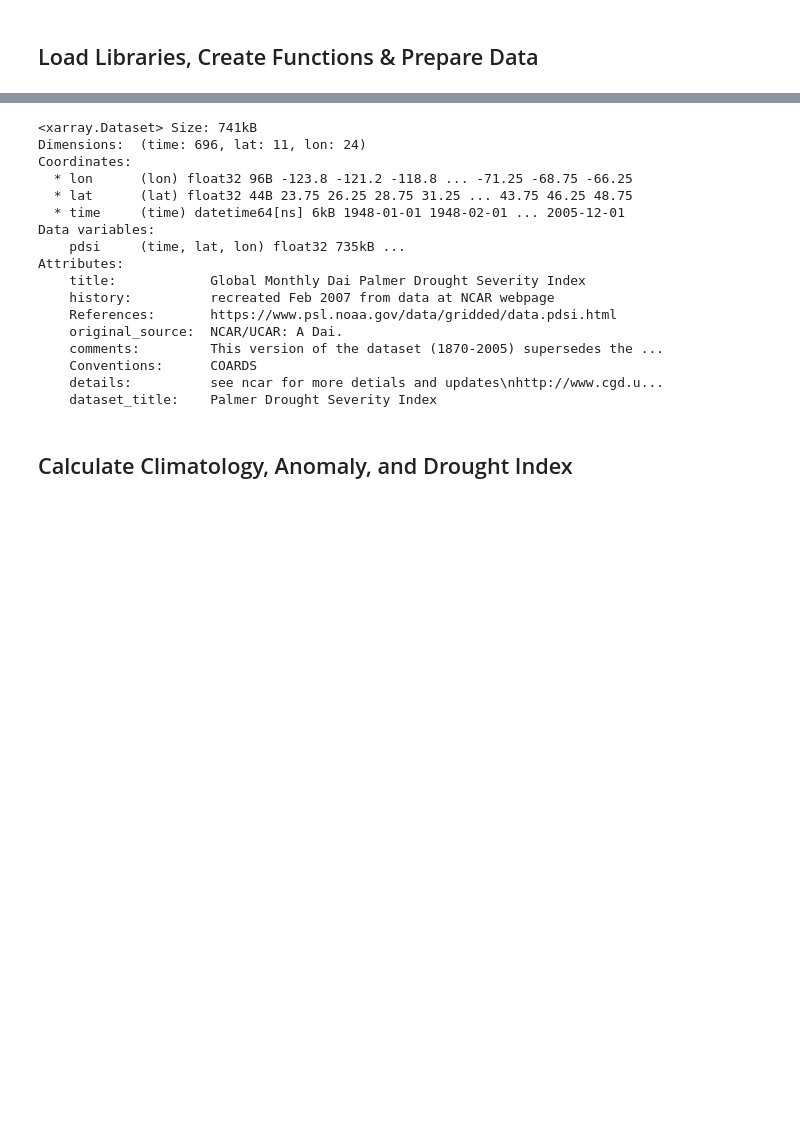
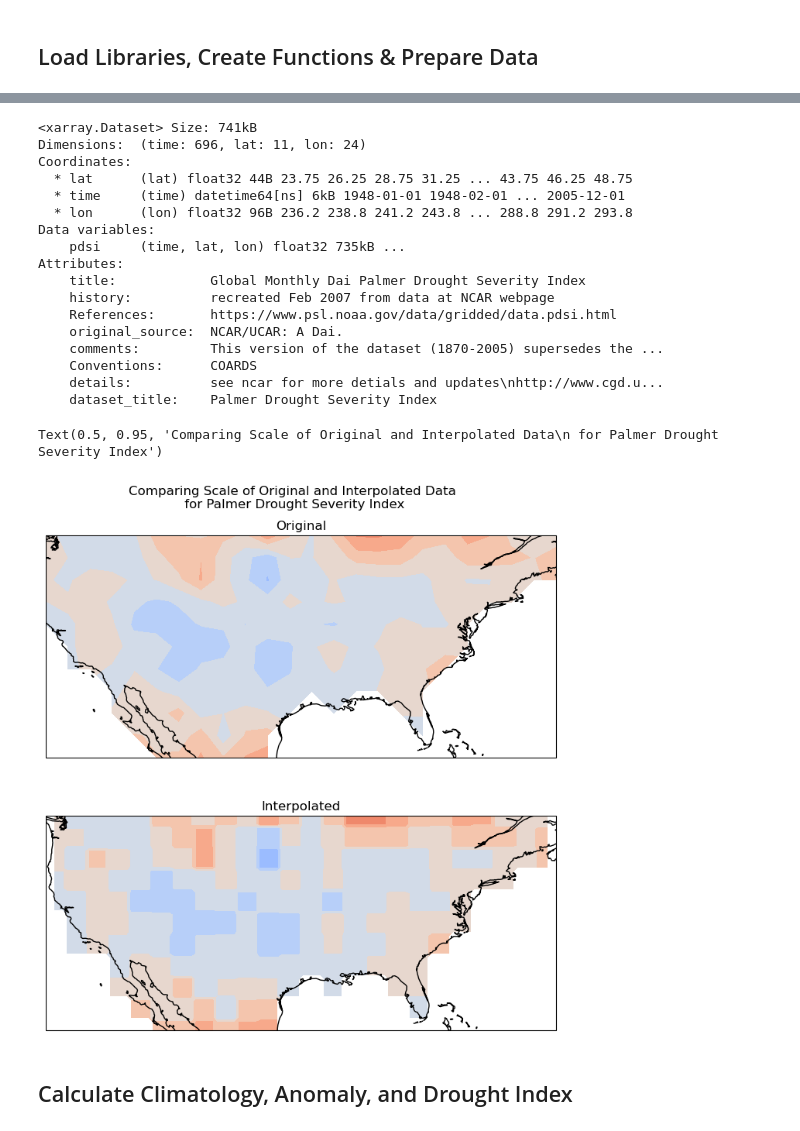
Before and after one commit to wapratt/Project, a Jupyter notebook: clim680_project.ipynb, the cells around one changed output, grey strips where cells are left out. Cells and saved outputs as stored; diff of their text form; code cells hidden in the pictures; blank space fills up the shorter version.

Commit message:
Update experiment with interpolation

```diff
--- a/clim680_project.ipynb
+++ b/clim680_project.ipynb
@@ -60,16 +61,15 @@ Attributes:
 # %%
 #Subset drought time to soil time, subset lat/lon to continental US
-ds_drought_time = ds_drought_load.sel(time=slice(ds_soil['time'][0],ds_soil['time'][-1]))
-#Need to interpolate to soil scale
-ds_drought = ds_drought_time.sel(lon=slice(-125,-65), lat=slice(23.75,48.75))
+ds_drought_time = ds_drought_shift_sort.sel(time=slice(ds_soil['time'][0],ds_soil['time'][-1]))
+ds_drought = ds_drought_time.sel(lon=slice(360-125,360-65), lat=slice(23.75,48.75))
 ds_drought
 # %% [output]
 <xarray.Dataset> Size: 741kB
 Dimensions:  (time: 696, lat: 11, lon: 24)
 Coordinates:
-  * lon      (lon) float32 96B -123.8 -121.2 -118.8 ... -71.25 -68.75 -66.25
   * lat      (lat) float32 44B 23.75 26.25 28.75 31.25 ... 43.75 46.25 48.75
   * time     (time) datetime64[ns] 6kB 1948-01-01 1948-02-01 ... 2005-12-01
+  * lon      (lon) float32 96B 236.2 238.8 241.2 243.8 ... 288.8 291.2 293.8
 Data variables:
     pdsi     (time, lat, lon) float32 735kB ...
 Attributes:
@@ -81,6 +81,48 @@ Attributes:
     Conventions:      COARDS
     details:          see ncar for more detials and updates\nhttp://www.cgd.u...
     dataset_title:    Palmer Drought Severity Index
+# %%
+#Experiment with interpolating
+ds_drought_anom_for_interp_mean = ds_drought.mean(dim=['time'])
+ds_drought_anom_for_interp = ds_drought_anom_for_interp_mean.rename({'pdsi':'soilw'})
+ds_soil_clim_for_interp = ds_soil.mean(dim='time')
+#Chose nearest method because it most approximates the coastlines
+drought_interp = ds_drought_anom_for_interp.interp_like(ds_soil_clim_for_interp, method = 'nearest').rename({'soilw':'pdsi'})
+
+comb_interp = [ds_drought_anom_for_interp_mean.pdsi, drought_interp.pdsi]
+
+
+#Create plot of original and interpolated scale maps for drought
+labels=['Original','Interpolated']
+clevs = np.arange(-3.0,3.1,0.5)
+
+# Define the figure and each axis for the 3 rows and 1 column
+fig, axs = plt.subplots(nrows=2,ncols=1,
+                        subplot_kw={'projection': ccrs.PlateCarree()},
+                        figsize=(8.5,8.5))
+
+# axs is a 2 dimensional array of `GeoAxes`. We will flatten it into a 1-D array (just 3 rows)
+axs = axs.flatten()
+
+#Loop over all of the composite datasets and plot
+for i,pdsi in enumerate(comb_interp):
+
+        # Select the composite dataset
+        data = comb_interp[i]
+
+        # Contour plot
+        cs=axs[i].contourf(comb_interp[i]['lon'], comb_interp[i]['lat'], data, clevs, transform = ccrs.PlateCarree(),
+                        cmap='coolwarm_r',
+                        extend='both')
+
+        axs[i].coastlines()
+
+        axs[i].set_title(labels[i])
+
+plt.suptitle('Comparing Scale of Original and Interpolated Data\n for Palmer Drought Severity Index', y= .95)
+# %% [output]
+Text(0.5, 0.95, 'Comparing Scale of Original and Interpolated Data\n for Palmer Drought Severity Index')
+[figure, added]
 # %% [markdown]
 ## Calculate Climatology, Anomaly, and Drought Index
 # %%
```
Also changed, not shown: parts of 3 cells of this notebook.
